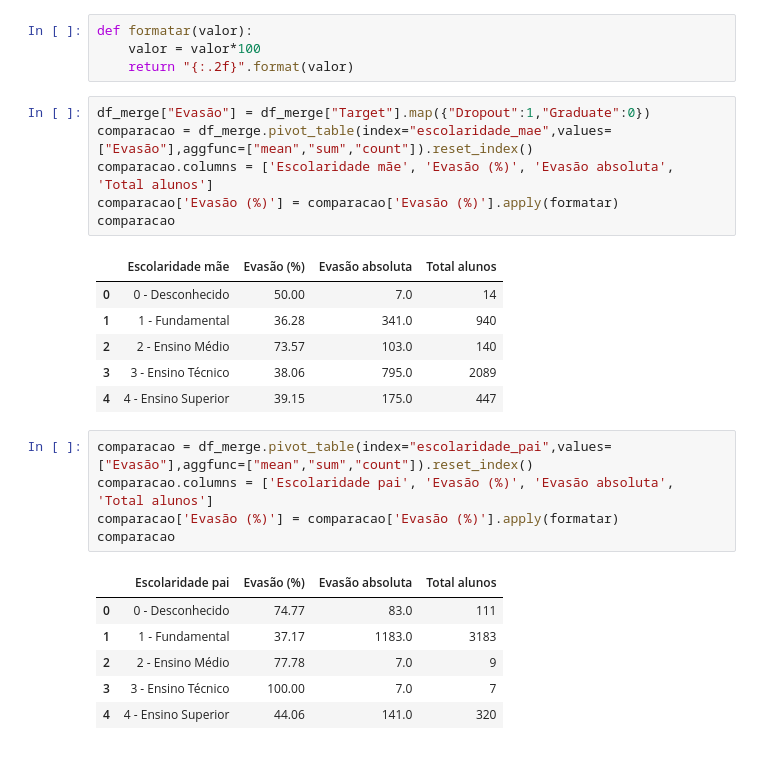
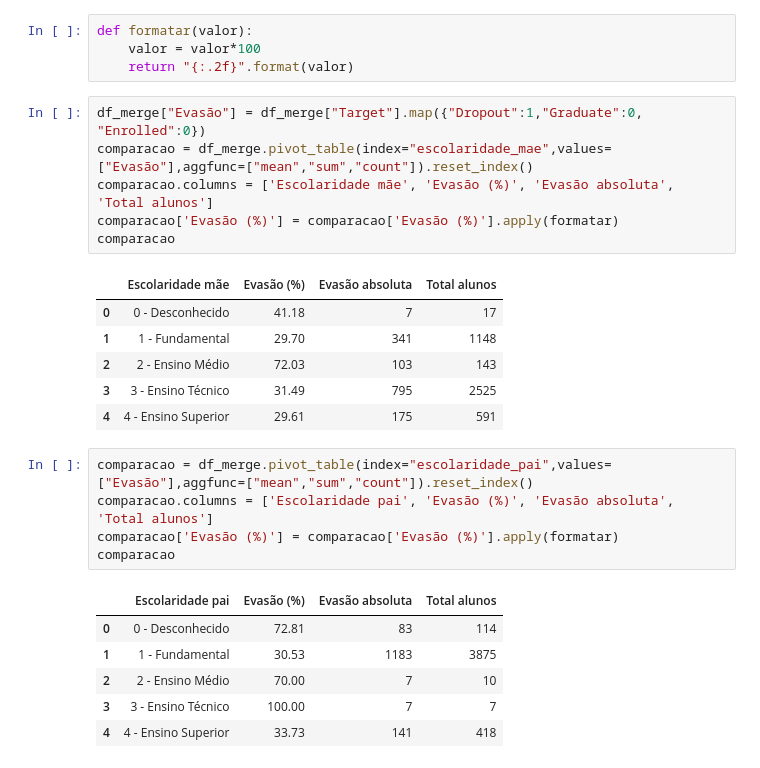
Before and after one commit to Group-5-Data4All/projeto-final, a Jupyter notebook: Projeto EDA.ipynb, the cells around one changed output. Saved outputs shown, nothing was run; the diff lists cells and outputs as text.

```diff
--- a/Projeto EDA.ipynb
+++ b/Projeto EDA.ipynb
@@ -40,18 +40,18 @@ def formatar(valor):
     valor = valor*100
     return "{:.2f}".format(valor)
 # %%
-df_merge["Evasão"] = df_merge["Target"].map({"Dropout":1,"Graduate":0})
+df_merge["Evasão"] = df_merge["Target"].map({"Dropout":1,"Graduate":0, "Enrolled":0})
 comparacao = df_merge.pivot_table(index="escolaridade_mae",values=["Evasão"],aggfunc=["mean","sum","count"]).reset_index()
 comparacao.columns = ['Escolaridade mãe', 'Evasão (%)', 'Evasão absoluta', 'Total alunos']
 comparacao['Evasão (%)'] = comparacao['Evasão (%)'].apply(formatar)
 comparacao
 # %% [output]
 |  | Escolaridade mãe | Evasão (%) | Evasão absoluta | Total alunos |
-| 0 | 0 - Desconhecido | 50.00 | 7.0 | 14 |
-| 1 | 1 - Fundamental | 36.28 | 341.0 | 940 |
-| 2 | 2 - Ensino Médio | 73.57 | 103.0 | 140 |
-| 3 | 3 - Ensino Técnico | 38.06 | 795.0 | 2089 |
-| 4 | 4 - Ensino Superior | 39.15 | 175.0 | 447 |
+| 0 | 0 - Desconhecido | 41.18 | 7 | 17 |
+| 1 | 1 - Fundamental | 29.70 | 341 | 1148 |
+| 2 | 2 - Ensino Médio | 72.03 | 103 | 143 |
+| 3 | 3 - Ensino Técnico | 31.49 | 795 | 2525 |
+| 4 | 4 - Ensino Superior | 29.61 | 175 | 591 |
 # %%
 comparacao = df_merge.pivot_table(index="escolaridade_pai",values=["Evasão"],aggfunc=["mean","sum","count"]).reset_index()
 comparacao.columns = ['Escolaridade pai', 'Evasão (%)', 'Evasão absoluta', 'Total alunos']
@@ -59,11 +59,11 @@ comparacao['Evasão (%)'] = comparacao['Evasão (%)'].apply(formatar)
 comparacao
 # %% [output]
 |  | Escolaridade pai | Evasão (%) | Evasão absoluta | Total alunos |
-| 0 | 0 - Desconhecido | 74.77 | 83.0 | 111 |
-| 1 | 1 - Fundamental | 37.17 | 1183.0 | 3183 |
-| 2 | 2 - Ensino Médio | 77.78 | 7.0 | 9 |
-| 3 | 3 - Ensino Técnico | 100.00 | 7.0 | 7 |
-| 4 | 4 - Ensino Superior | 44.06 | 141.0 | 320 |
+| 0 | 0 - Desconhecido | 72.81 | 83 | 114 |
+| 1 | 1 - Fundamental | 30.53 | 1183 | 3875 |
+| 2 | 2 - Ensino Médio | 70.00 | 7 | 10 |
+| 3 | 3 - Ensino Técnico | 100.00 | 7 | 7 |
+| 4 | 4 - Ensino Superior | 33.73 | 141 | 418 |
 # %%
 comparacao = df_merge.pivot_table(index="ocupacao_mae",values=["Evasão"],aggfunc=["mean","sum","count"]).reset_index()
 comparacao.columns = ['Ocupação da mãe', 'Evasão (%)', 'Evasão absoluta', 'Total de alunos']
```
Also changed, not shown: parts of 23 cells of this notebook.
